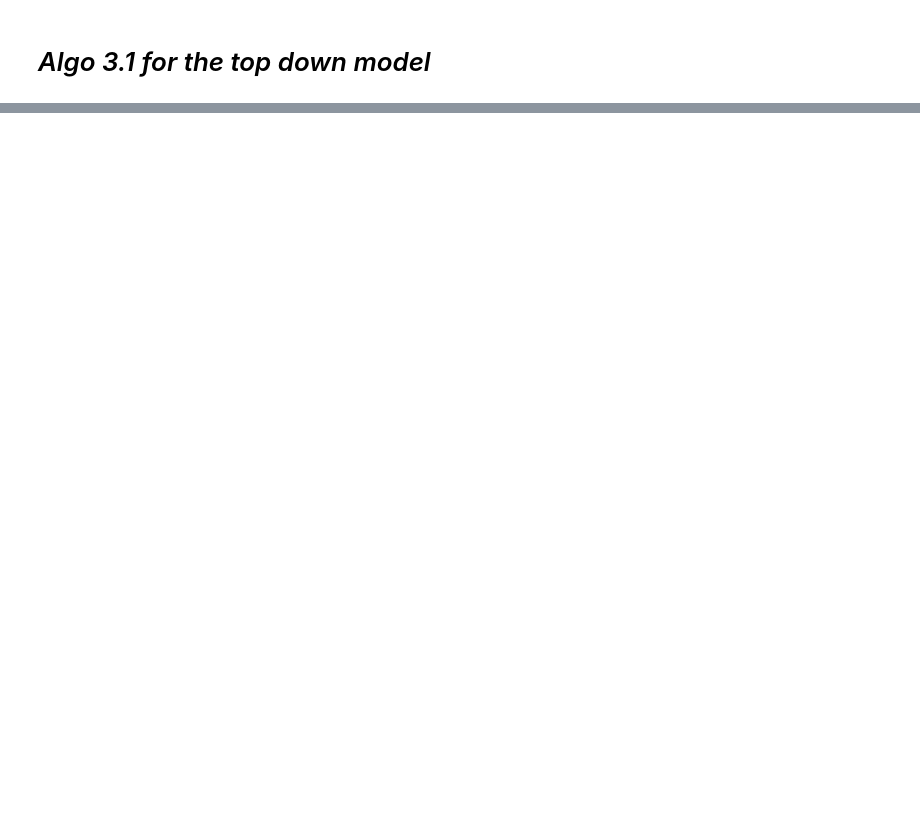
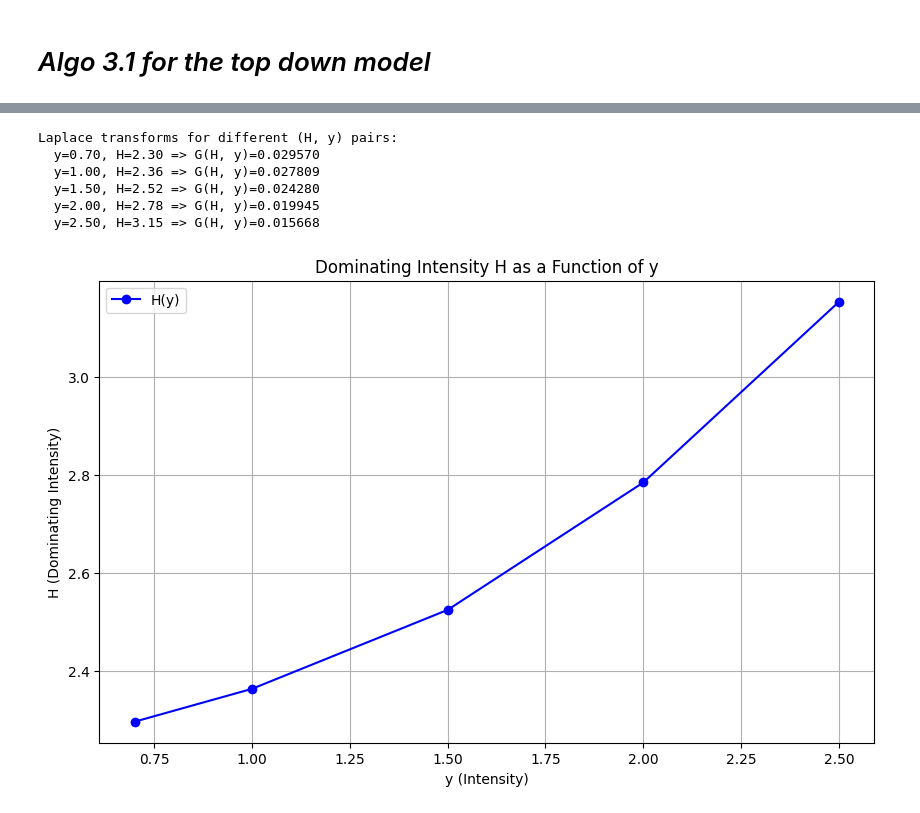
Before and after one commit to Sidh-Sharma/monte_carlo_defaults_sim, a Jupyter notebook: testing/algo3.1_topdown.ipynb, the cells around one changed output, grey strips where cells are left out. Saved outputs shown, nothing was run; the diff lists cells and outputs as text; code cells hidden in the pictures; blank space fills up the shorter version.

```diff
--- a/testing/algo3.1_topdown.ipynb
+++ b/testing/algo3.1_topdown.ipynb
@@ -376,7 +380,7 @@ def select_dominating_intensity_H(y: float, model_params: ModelParams,
             except:
                 return 1e10
 
-        result = minimize_scalar(objective, bounds=(H_min, H_max), method='bounded')
+        result = minimize_scalar(objective, method='brent')
 
         if not result.success:
             logger.warning("H optimization failed, using heuristic")
@@ -387,10 +391,8 @@ def select_dominating_intensity_H(y: float, model_params: ModelParams,
         # Apply safety constraints
         H_final = max(H_star, y + config.eps_small, theta + buffer)
 
-        H_ret = min(H_final, theta*8)
-
         logger.debug(f"Optimal H: {H_final:.6f} (y={y:.6f})")
-        return H_ret
+        return H_final
 
     except Exception as e:
         logger.error(f"H optimization failed: {e}")
@@ -2390,0 +762,19 @@ Try another starting point or tweak arguments.
+# %%
+y =[0.7, 1.0, 1.5, 2.0, 2.5]
+model_params = {
+    "kappa": 2.62,    # Mean reversion speed - from paper
+    "theta": 1.61,    # Long-term mean - from paper
+    "sigma": 0.62,    # Volatility - from paper
+    "gamma": 0.99     # Jump size multiplier - paper's value is 2.99 but we use 0.99 for stability
+    # !TODO: Check why Laplace transform blows up with gamma >~ 1.5.
+    # All further calculations of survival probabilities and sampling from f,v are unstable.
+}
+H = [select_dominating_intensity_H(yi, model_params) for yi in y]
+
+import pandas as pd
+df = pd.DataFrame({
+    'y': y,
+    'H': H
+})
+print("Selected H values for different y:")
+print(df)
@@ -2390,0 +789,24 @@ Try another starting point or tweak arguments.
+# %%
+laplaces= [laplace_transform_G(Hi, yi, model_params) for Hi, yi in zip(H, y)]
+# %%
+print("Laplace transforms for different (H, y) pairs:")
+for yi, Hi, laplace in zip(y, H, laplaces):
+    print(f"  y={yi:.2f}, H={Hi:.2f} => G(H, y)={laplace:.6f}")
+import matplotlib.pyplot as plt
+plt.figure(figsize=(10, 6))
+plt.plot(y, H, marker='o', label='H(y)', color='blue')
+plt.title('Dominating Intensity H as a Function of y')
+plt.xlabel('y (Intensity)')
+plt.ylabel('H (Dominating Intensity)')
+plt.grid()
+plt.legend()
+# plt.savefig('H_vs_y.png')
+plt.show()
+# %% [output]
+Laplace transforms for different (H, y) pairs:
+  y=0.70, H=2.30 => G(H, y)=0.029570
+  y=1.00, H=2.36 => G(H, y)=0.027809
+  y=1.50, H=2.52 => G(H, y)=0.024280
+  y=2.00, H=2.78 => G(H, y)=0.019945
+  y=2.50, H=3.15 => G(H, y)=0.015668
+[figure, added]
```
Also changed, not shown: parts of 35 cells of this notebook.
